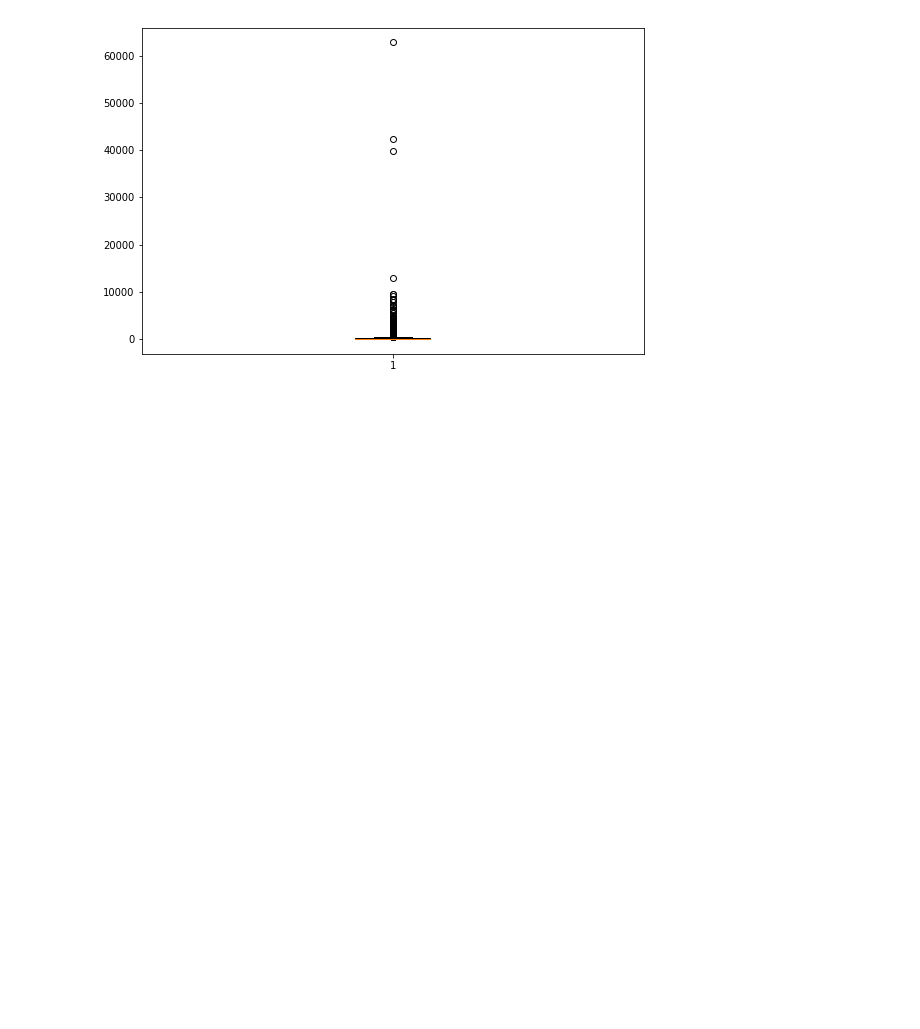
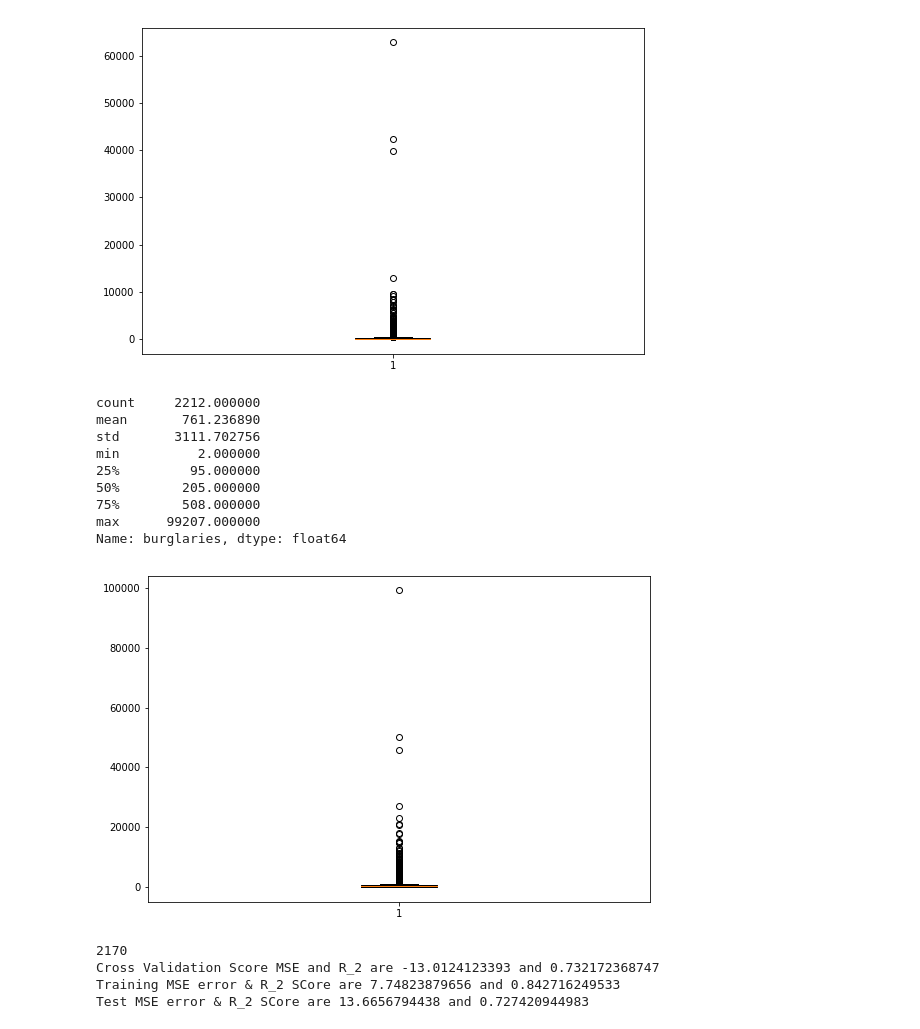
Before and after one commit to WenboTien/Crime_data-analysis, a Jupyter notebook: exploratory_data_analysis/Removing Outliers to improve accuracy.ipynb, the cells around one changed output. Drawn from its saved outputs; the diff is of its cells as text; code cells hidden in the pictures; blank space fills up the shorter version.

```diff
--- a/exploratory_data_analysis/Removing Outliers to improve accuracy.ipynb
+++ b/exploratory_data_analysis/Removing Outliers to improve accuracy.ipynb
@@ -169,3 +166,74 @@ min          0.000000
 max      62778.000000
 Name: assaults, dtype: float64
 [figure]
+# %%
+goal_feature = 'burglaries'
+goal_df = drop_rows_with_null_goal_feature(df, goal_feature)
+goal_df[[goal_feature]] = goal_df[[goal_feature]].apply(pd.to_numeric)
+
+print goal_df[goal_feature].describe()
+
+# Create a figure instance
+fig = plt.figure(1, figsize=(9, 6))
+
+# Create an axes instance
+ax = fig.add_subplot(111)
+
+# Create the boxplot
+bp = ax.boxplot(goal_df[goal_feature])
+
+#plt.boxplot(goal_df['murders'], sym='k.', showfliers=True, showmeans=True, showcaps=True, showbox=True)
+plt.show()
+# %% [output]
+count     2212.000000
+mean       761.236890
+std       3111.702756
+min          2.000000
+25%         95.000000
+50%        205.000000
+75%        508.000000
+max      99207.000000
+Name: burglaries, dtype: float64
+[figure, added]
+# %%
+clf = Pipeline([
+  ('feature_selection', SelectKBest(k=96, score_func=f_regression)),
+  ('regression', (Ridge()))
+])
+
+goal_feature = 'murders'
+
+
+goal_df = drop_rows_with_null_goal_feature(df, goal_feature)
+goal_df[[goal_feature]] = goal_df[[goal_feature]].apply(pd.to_numeric)
+goal_df = goal_df[goal_df.murders <= goal_df.murders.quantile(.98)]
+print len(goal_df)
+#print goal_df.describe()
+imr = Imputer(missing_values='NaN', strategy='mean', axis=0)
+imr = imr.fit(goal_df[features])
+imputed_data = imr.transform(goal_df[features]);
+
+df_X_train, df_X_test, df_y_train, df_y_test = \
+        train_test_split(imputed_data, goal_df[goal_feature], test_size=0.3)
+
+
+mse_cv = cross_val_score(estimator = clf, X=df_X_train, y=df_y_train, scoring='neg_mean_squared_error')
+r2_cv = cross_val_score(estimator=clf, X=df_X_train, y=df_y_train, scoring='r2')
+
+print "Cross Validation Score MSE and R_2 are {0} and {1}".format(mse_cv.mean(), r2_cv.mean())
+clf.fit(df_X_train, df_y_train)
+
+
+mse_train = mean_squared_error(df_y_train, clf.predict(df_X_train))
+r2_train = r2_score(df_y_train, clf.predict(df_X_train))
+
+print "Training MSE error & R_2 SCore are {0} and {1} ".format(mse_train,  r2_train)
+
+mse = mean_squared_error(df_y_test, clf.predict(df_X_test))
+r2_sc = r2_score(df_y_test, clf.predict(df_X_test))
+print "Test MSE error & R_2 SCore are {0} and {1} ".format(mse,  r2_sc)
+# %% [output]
+2170
+Cross Validation Score MSE and R_2 are -13.0124123393 and 0.732172368747
+Training MSE error & R_2 SCore are 7.74823879656 and 0.842716249533
+Test MSE error & R_2 SCore are 13.6656794438 and 0.727420944983
```
Also changed, not shown: parts of 7 cells of this notebook, 3 other files.
